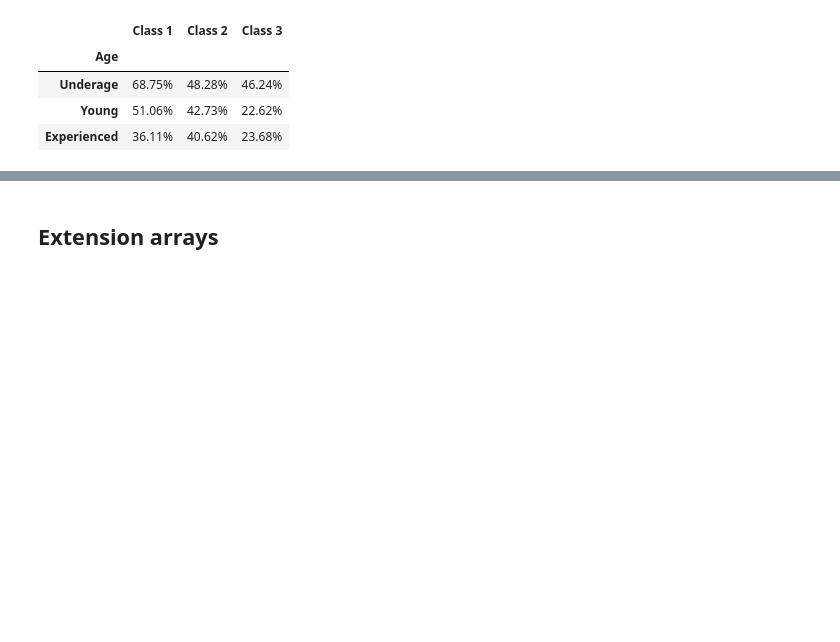
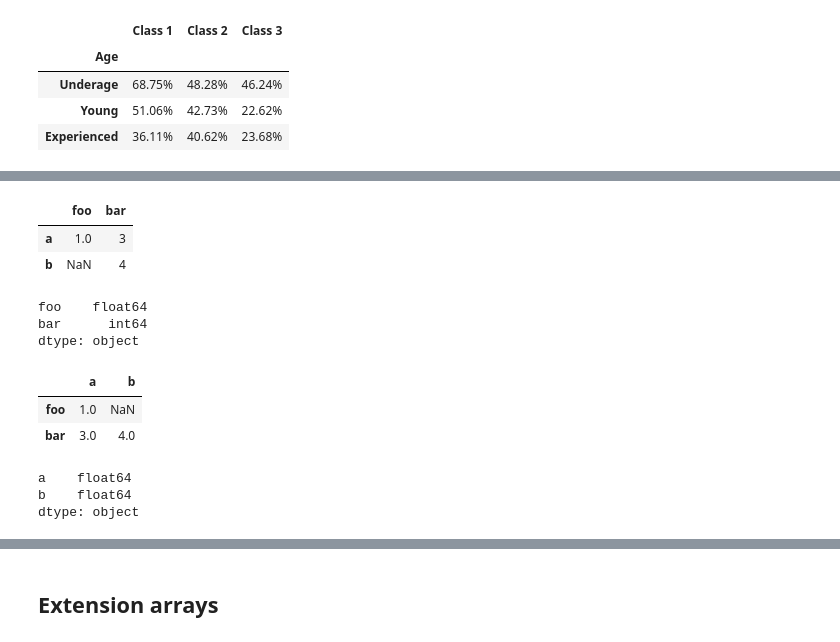
Before and after one commit to JoeZhao84/towards_pandas_1, a Jupyter notebook: Towards pandas 1.0.ipynb, the cells around one changed output, grey strips where cells are left out. Saved outputs shown, nothing was run; the diff lists cells and outputs as text; code cells hidden in the pictures; blank space fills up the shorter version.

```diff
--- a/Towards pandas 1.0.ipynb
+++ b/Towards pandas 1.0.ipynb
@@ -176,0 +278,28 @@ import pandas
+# %%
+import numpy
+
+df.loc['b', 'foo'] = numpy.nan
+df
+# %% [output]
+|  | foo | bar |
+| a | 1.0 | 3 |
+| b | NaN | 4 |
+# %%
+df.dtypes
+# %% [output]
+foo    float64
+bar      int64
+dtype: object
+# %%
+dft = df.T
+dft
+# %% [output]
+|  | a | b |
+| foo | 1.0 | NaN |
+| bar | 3.0 | 4.0 |
+# %%
+dft.dtypes
+# %% [output]
+a    float64
+b    float64
+dtype: object
```
Also changed, not shown: parts of 46 cells of this notebook, 6 other files.
